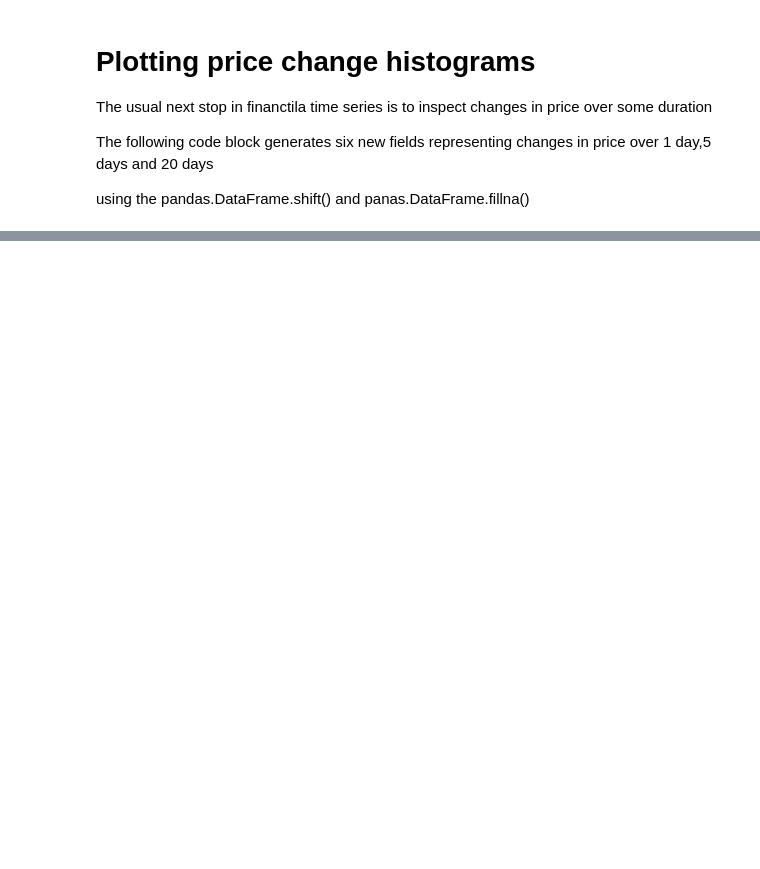
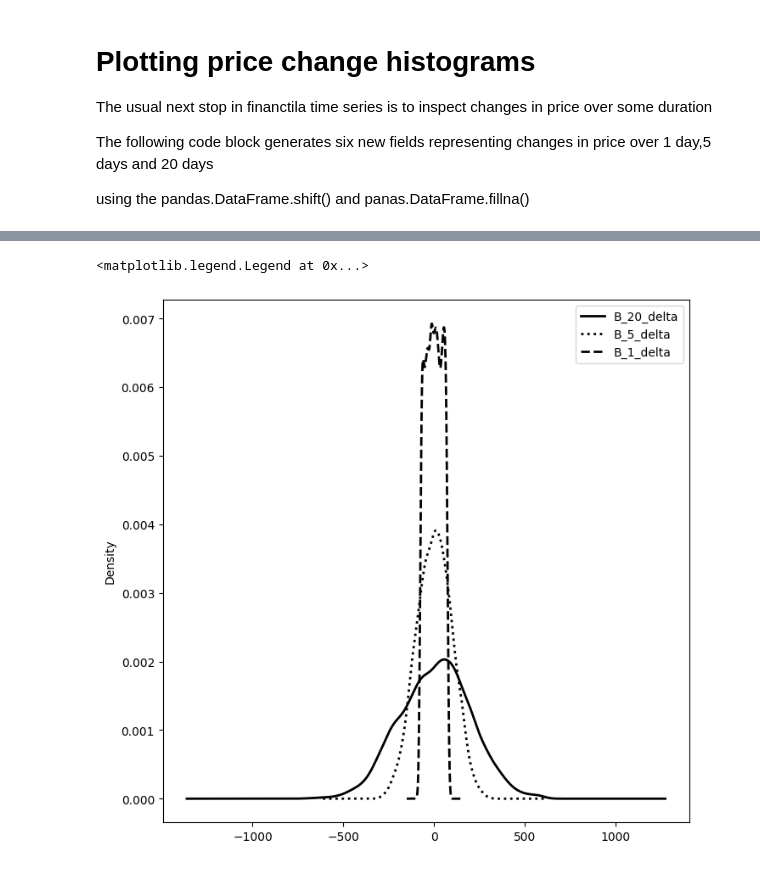
Before and after one commit to Jeffery77/Algo-Trading-Basics, a Jupyter notebook: chapter5/dataVIsualization.ipynb, the cells around one changed output, grey strips where cells are left out. Cells and saved outputs as stored; diff of their text form; code cells hidden in the pictures; blank space fills up the shorter version.

```diff
--- a/chapter5/dataVIsualization.ipynb
+++ b/chapter5/dataVIsualization.ipynb
@@ -389,0 +406,13 @@ time_series_deltas
+# %%
+time_series_deltas['B_20_delta'].plot(kind='kde',linestyle='-',linewidth=2,color='black',label='B_20_delta',figsize=(8,8))
+time_series_deltas['B_5_delta'].plot(kind='kde',linestyle=':',linewidth=2,color='black',label='B_5_delta',figsize=(8,8))
+time_series_deltas['B_1_delta'].plot(kind='kde',linestyle='--',linewidth=2,color='black',label='B_1_delta',figsize=(8,8))
+
+
+plt.legend()
+
+# KDE density plots are very similar to histograms. In contrast to histograms consisting of discrete
+# boxess, KDEs are continious lines
+# %% [output]
+<matplotlib.legend.Legend at 0x...>
+[figure, added]
```
Also changed, not shown: parts of 26 cells of this notebook.
